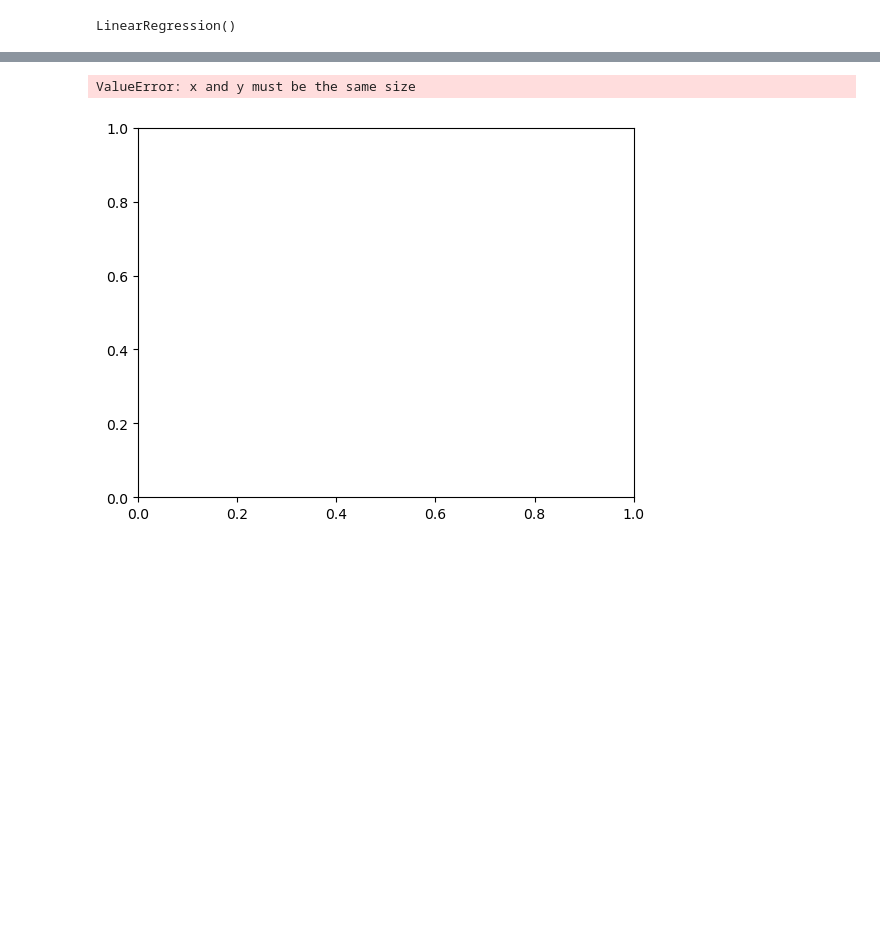
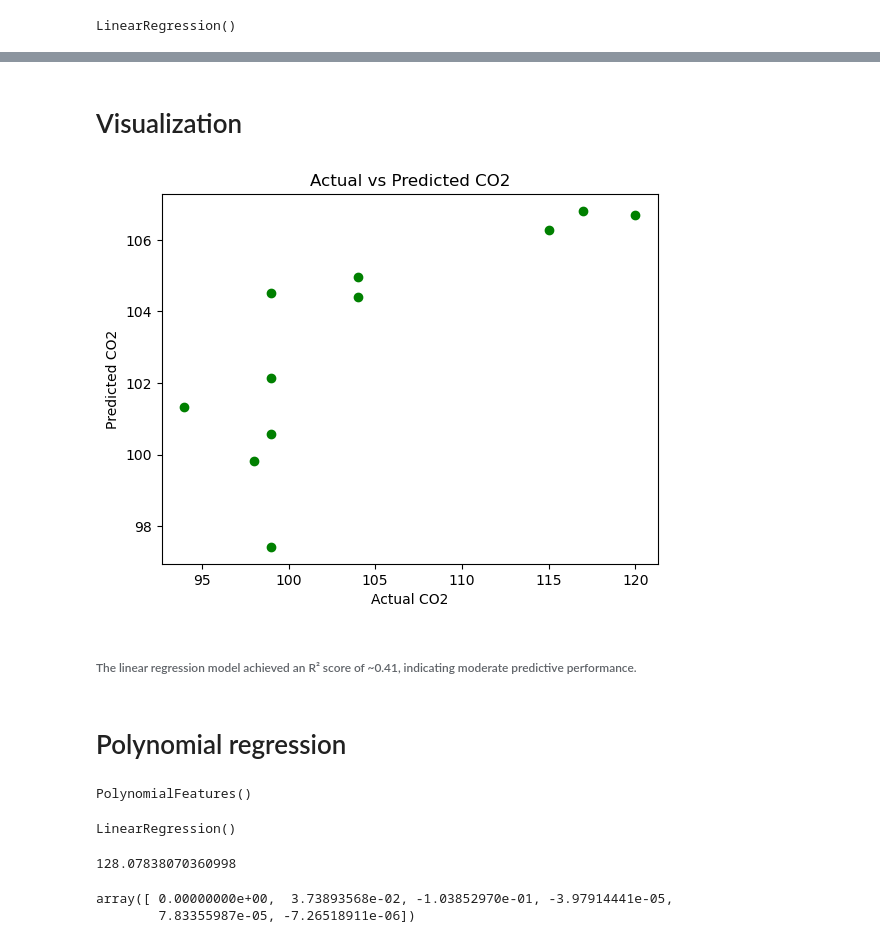
Before and after one commit to PratikG091202/Learning-Regression, a Jupyter notebook: Linear Regression problem 1.ipynb, the cells around one changed output, grey strips where cells are left out. Drawn from its saved outputs; the diff is of its cells as text; code cells hidden in the pictures; blank space fills up the shorter version.

Commit message:
Add files via upload
Improved model evaluation and fixed polynomial regression issues

```diff
--- a/Linear Regression problem 1.ipynb
+++ b/Linear Regression problem 1.ipynb
@@ -199,7 +197,16 @@ mean_absolute_error(Y_test,Y_pred)
+# %% [markdown]
+# Visualization
 # %%
 import matplotlib.pyplot as plt
-# %%
-plt.scatter(X,Y),plt.scatter(X,lr.predict(X)) # on X predict
-# %% [output]
-ValueError: x and y must be the same size
-[figure, removed]
+# %%
+plt.scatter(Y_test, Y_pred, color='green')
+plt.xlabel("Actual CO2")
+plt.ylabel("Predicted CO2")
+plt.title("Actual vs Predicted CO2")
+plt.show()
+# %% [output]
+[figure, added]
+# %% [markdown]
+###### The linear regression model achieved an R² score of ~0.41, indicating moderate predictive performance.
+# %% [markdown]
+# Polynomial regression
@@ -205,0 +217,4 @@ ValueError: x and y must be the same size
+# %%
+poly2.fit(X_train)
+# %% [output]
+PolynomialFeatures()
@@ -205,0 +225,13 @@ ValueError: x and y must be the same size
+# %%
+lr.fit(X_poly2_train, Y_train)
+# %% [output]
+LinearRegression()
+# %%
+lr.intercept_
+# %% [output]
+128.07838070360998
+# %%
+lr.coef_
+# %% [output]
+array([ 0.00000000e+00,  3.73893568e-02, -1.03852970e-01, -3.97914441e-05,
+        7.83355987e-05, -7.26518911e-06])
```
Also changed, not shown: parts of 25 cells of this notebook.
